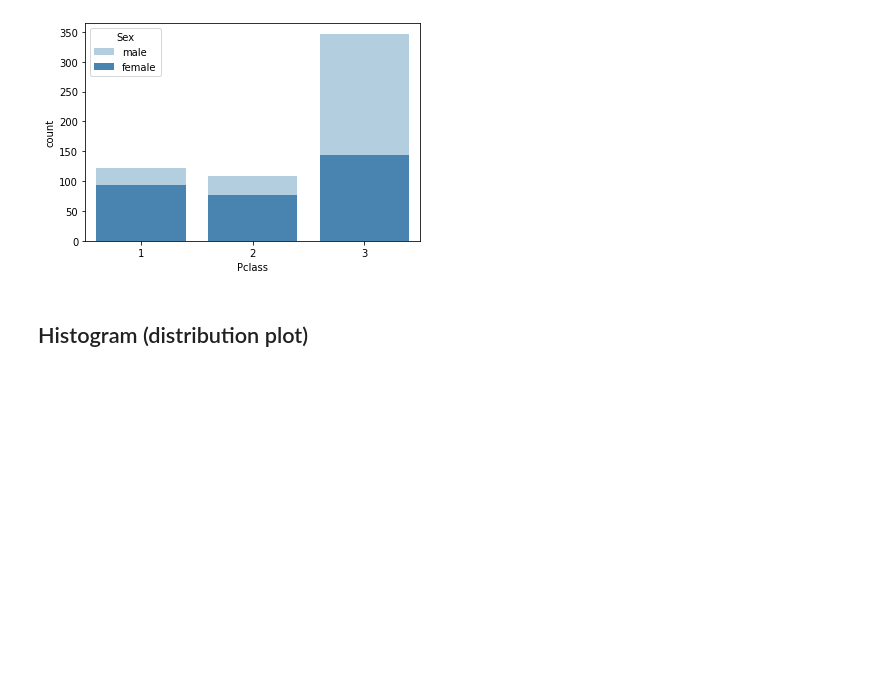
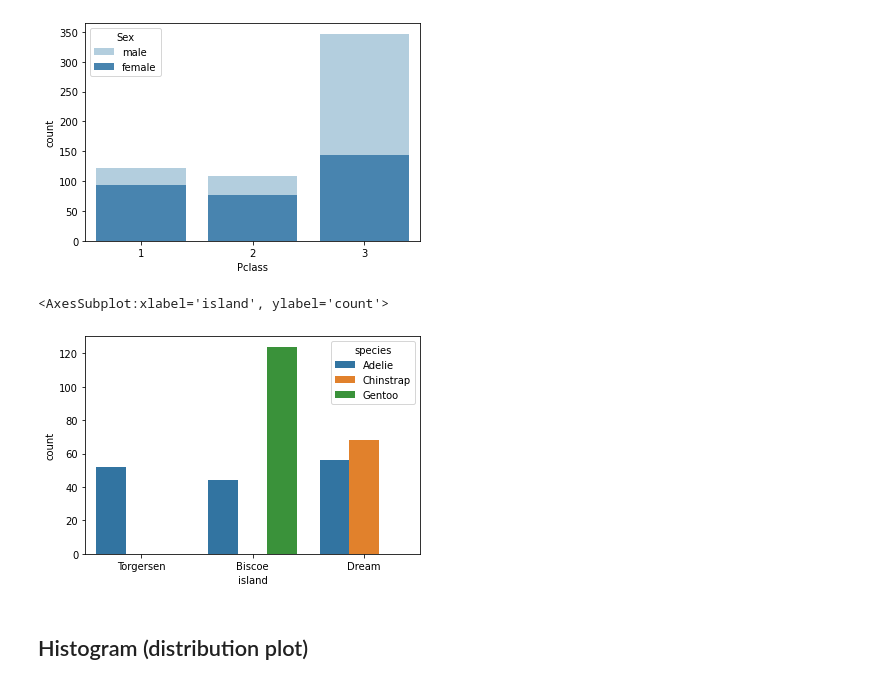
Before and after one commit to sheriffff/teaching-ironhack-data-madrid-2020, a Jupyter notebook: week_02/04-visualization.ipynb, the cells around one changed output. Drawn from its saved outputs; the diff is of its cells as text; code cells hidden in the pictures; blank space fills up the shorter version.

```diff
--- a/week_02/04-visualization.ipynb
+++ b/week_02/04-visualization.ipynb
@@ -85,6 +119,11 @@ sns.countplot(x=titanic.Pclass, hue=titanic.Sex, palette="Blues", dodge=False)
 # %% [output]
 <AxesSubplot:xlabel='Pclass', ylabel='count'>
 [figure]
+# %%
+sns.countplot(x=penguins.island, hue=penguins.species)
+# %% [output]
+<AxesSubplot:xlabel='island', ylabel='count'>
+[figure, added]
 # %% [markdown]
 ## Histogram (distribution plot)
 # %% [markdown]
```
Also changed, not shown: parts of 23 cells of this notebook.
